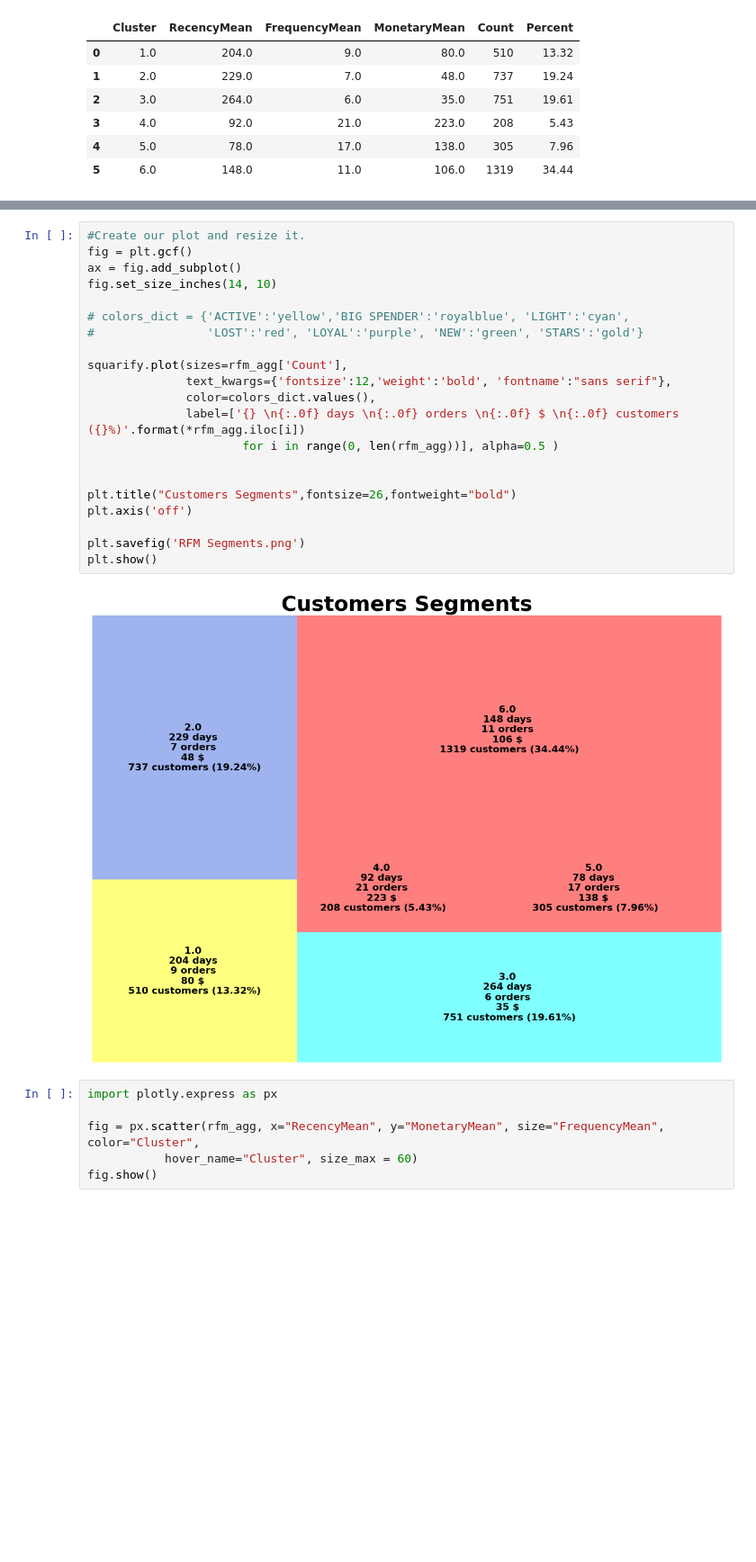
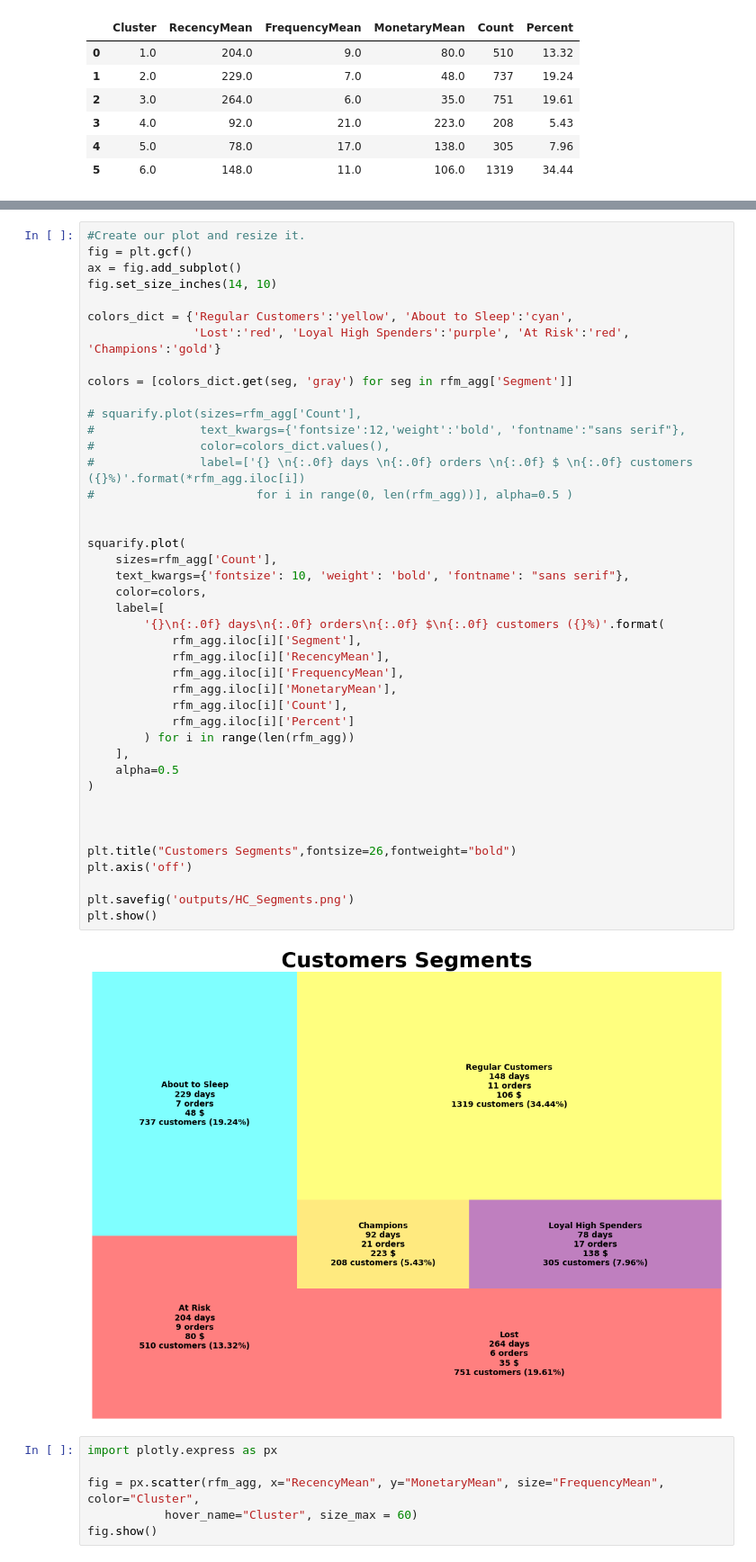
Before and after one commit to sophieanalytics/ML_graduation_projects, a Jupyter notebook: 02_customer_segmentation.ipynb, the cells around one changed output, grey strips where cells are left out. Shown: that part at 90% size. Cells and saved outputs as stored; diff of their text form; blank space fills up the shorter version.

```diff
--- a/02_customer_segmentation.ipynb
+++ b/02_customer_segmentation.ipynb
@@ -408,26 +415,47 @@ rfm_agg
 # %%
 #Create our plot and resize it.
 fig = plt.gcf()
 ax = fig.add_subplot()
 fig.set_size_inches(14, 10)
 
-# colors_dict = {'ACTIVE':'yellow','BIG SPENDER':'royalblue', 'LIGHT':'cyan',
-#                'LOST':'red', 'LOYAL':'purple', 'NEW':'green', 'STARS':'gold'}
+colors_dict = {'Regular Customers':'yellow', 'About to Sleep':'cyan',
+               'Lost':'red', 'Loyal High Spenders':'purple', 'At Risk':'red', 'Champions':'gold'}
 
-squarify.plot(sizes=rfm_agg['Count'],
-              text_kwargs={'fontsize':12,'weight':'bold', 'fontname':"sans serif"},
-              color=colors_dict.values(),
-              label=['{} \n{:.0f} days \n{:.0f} orders \n{:.0f} $ \n{:.0f} customers ({}%)'.format(*rfm_agg.iloc[i])
-                      for i in range(0, len(rfm_agg))], alpha=0.5 )
+colors = [colors_dict.get(seg, 'gray') for seg in rfm_agg['Segment']]
+
+# squarify.plot(sizes=rfm_agg['Count'],
+#               text_kwargs={'fontsize':12,'weight':'bold', 'fontname':"sans serif"},
+#               color=colors_dict.values(),
+#               label=['{} \n{:.0f} days \n{:.0f} orders \n{:.0f} $ \n{:.0f} customers ({}%)'.format(*rfm_agg.iloc[i])
+#                       for i in range(0, len(rfm_agg))], alpha=0.5 )
+
+
+squarify.plot(
+    sizes=rfm_agg['Count'],
+    text_kwargs={'fontsize': 10, 'weight': 'bold', 'fontname': "sans serif"},
+    color=colors,
+    label=[
+        '{}\n{:.0f} days\n{:.0f} orders\n{:.0f} $\n{:.0f} customers ({}%)'.format(
+            rfm_agg.iloc[i]['Segment'],
+            rfm_agg.iloc[i]['RecencyMean'],
+            rfm_agg.iloc[i]['FrequencyMean'],
+            rfm_agg.iloc[i]['MonetaryMean'],
+            rfm_agg.iloc[i]['Count'],
+            rfm_agg.iloc[i]['Percent']
+        ) for i in range(len(rfm_agg))
+    ],
+    alpha=0.5
+)
+
 
 
 plt.title("Customers Segments",fontsize=26,fontweight="bold")
 plt.axis('off')
 
-plt.savefig('RFM Segments.png')
+plt.savefig('outputs/HC_Segments.png')
 plt.show()
 # %% [output]
-[figure, old version]
+[figure, new version]
 # %%
 import plotly.express as px
 
```
Also changed, not shown: parts of 2 cells of this notebook, 3 other files.
